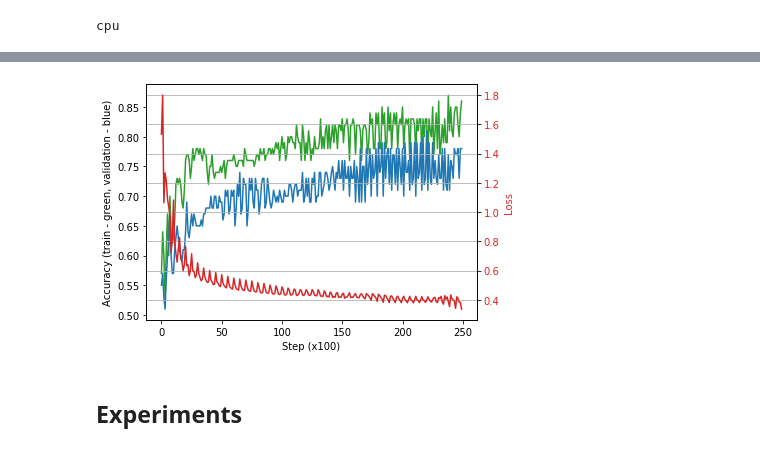
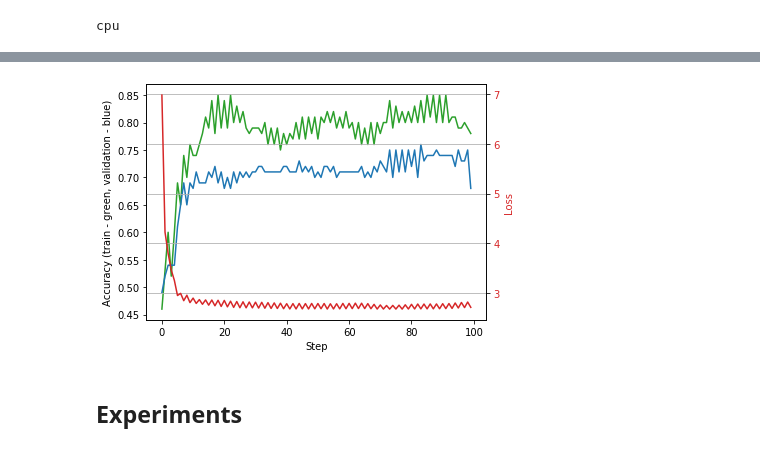
Before and after one commit to Jiang15/Deep-Learning-Project-1, a Jupyter notebook: Project 1- Weight Sharing and Auxiliary Losses.ipynb, the cells around one changed output, grey strips where cells are left out. Drawn from its saved outputs; the diff is of its cells as text; code cells hidden in the pictures.

```diff
--- a/Project 1- Weight Sharing and Auxiliary Losses.ipynb
+++ b/Project 1- Weight Sharing and Auxiliary Losses.ipynb
@@ -159,7 +159,7 @@ def calc_accuracy(model, data_loader, AL):
 # %%
 def train(train_data_loader, test_data_loader,
           model, optimizer, criterion,
-          epochs=10, test_every=10, AL = False):
+          epochs=10, test_every=1, AL = False):
 
     losses = []
     accuracy_train = []
@@ -175,7 +175,7 @@ def train(train_data_loader, test_data_loader,
 
             optimizer.zero_grad()
             if AL:
-                AL_weight = 0.3 # Auxiliary loss weights
+                AL_weight = 0. # Auxiliary loss weights
                 output, digit = model(image)
                 loss = criterion(output, target)
                 loss += AL_weight*criterion(tensor.float(digit[0,:]), digit_target[:,0])
@@ -208,27 +208,29 @@ def train(train_data_loader, test_data_loader,
                     accuracy_train.append(acc_train)
                     accuracy_test.append(acc_test)
 
-        print(f"Epoch {epoch + 1}/{epochs}, Step {step}, loss {losses[-1]:0.4f},",
-              f"train accuracy {accuracy_train[-1]}, test accuracy {accuracy_test[-1]}",
-              f"train accuracy digit {accuracy_train_digit[-1]}, test accuracy digit {accuracy_test_digit[-1]}"
-              if accuracy_train_digit else "")
+                print(f"Epoch {epoch + 1}/{epochs}, Step {step}, loss {losses[-1]:0.4f},",
+                      f"train accuracy {accuracy_train[-1]}, test accuracy {accuracy_test[-1]}",
+                      f"train accuracy digit {accuracy_train_digit[-1]}, test accuracy digit {accuracy_test_digit[-1]}"
+                      if accuracy_train_digit else "")
 
     return accuracy_train, accuracy_test, losses
 # %%
-reg = 0.5
+reg = 0.8
 lr = 0.001# Add learning rate decay
-epochs = 50
+epochs = 25
 net = CNN_AL(nb_channels, nb_class, nb_digits)
 net2 = CNN(nb_channels, nb_class)
-
-# train_info = train(train_loader, test_loader,
-#              model=net,
-#              optimizer=optim.Adam(net.parameters(), lr=lr, weight_decay=reg),
-#              criterion=cross_entropy,
-#              epochs=epochs, test_every=2, AL = True)
-train_info = train(train_loader, test_loader,
-             model=net2,
-             optimizer=optim.Adam(net2.parameters(), lr=lr, weight_decay=reg),
-             criterion=cross_entropy,
-             epochs=epochs, test_every=2, AL = False)
+AL = True
+if AL: # with auxiliary loss
+    train_info = train(train_loader, test_loader,
+                     model=net,
+                     optimizer=optim.Adam(net.parameters(), lr=lr, weight_decay=reg),
+                     criterion=cross_entropy,
+                     epochs=epochs, test_every=5, AL = AL)
+else:
+    train_info = train(train_loader, test_loader,
+                 model=net2,
+                 optimizer=optim.Adam(net2.parameters(), lr=lr, weight_decay=reg),
+                 criterion=cross_entropy,
+                 epochs=epochs, test_every=5, AL= AL)
 # %% [output]
@@ -254,26 +256,26 @@ accuracy_train, accuracy_test, losses = train_info
 # %%
 fig, ax1 = plt.subplots()
 
 color_tr = 'tab:green'
 color_val = 'tab:blue'
-ax1.set_xlabel("Step (x100)")
+ax1.set_xlabel("Step")
 ax1.set_ylabel("Accuracy (train - green, validation - blue)")
 ax1.plot(range(len(accuracy_train)), accuracy_train, color=color_tr)
 ax1.plot(range(len(accuracy_test)), accuracy_test, color=color_val)
 ax1.tick_params(axis='y')
 
 ax2 = ax1.twinx()  # instantiate a second axes that shares the same x-axis
 
 color_loss = 'tab:red'
 ax2.set_ylabel("Loss", color=color_loss)  # we already handled the x-label with ax1
 ax2.plot(range(len(losses)), losses, color=color_loss)
 ax2.tick_params(axis='y', labelcolor=color_loss)
 
 fig.tight_layout()
 plt.grid()
 plt.show()
 # %% [output]
-[figure, old version]
+[figure, new version]
 # %% [markdown]
 ## Experiments
 # %% [markdown]
```
Also changed, not shown: parts of 4 cells of this notebook.
